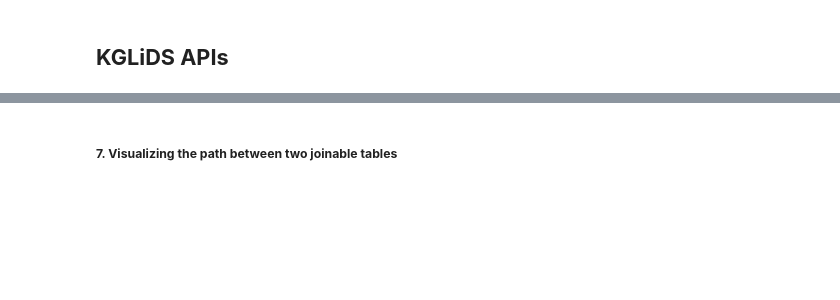
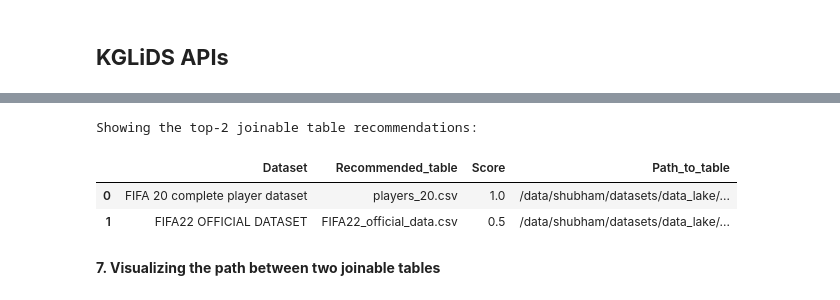
Before and after one commit to CoDS-GCS/kglids, a Jupyter notebook: KGLiDS_notebook.ipynb, the cells around one changed output, grey strips where cells are left out. Drawn from its saved outputs; the diff is of its cells as text; code cells hidden in the pictures; blank space fills up the shorter version.

```diff
--- a/KGLiDS_notebook.ipynb
+++ b/KGLiDS_notebook.ipynb
@@ -54,7 +127,12 @@ recommendations_union
 # %%
-recommendations_join = kglids.recommend_k_joinable_tables(df.iloc[0], k = 5)
+recommendations_join = kglids.recommend_k_joinable_tables(df.iloc[0], k = 2)
 recommendations_join
+# %% [output]
+Showing the top-2 joinable table recommendations:
+|  | Dataset | Recommended_table | Score | Path_to_table |
+| 0 | FIFA 20 complete player dataset | players_20.csv | 1.0 | /data/shubham/datasets/data_lake/... |
+| 1 | FIFA22 OFFICIAL DATASET | FIFA22_official_data.csv | 0.5 | /data/shubham/datasets/data_lake/... |
 # %% [markdown]
-##### <b>7. Visualizing the path between two joinable tables</b>
+<b>7. Visualizing the path between two joinable tables</b>
 # %%
 kglids.get_path_between_tables(df.iloc[0], recommendations_join.iloc[1], hops=1)
```
Also changed, not shown: parts of 42 cells of this notebook, 2 other files.
